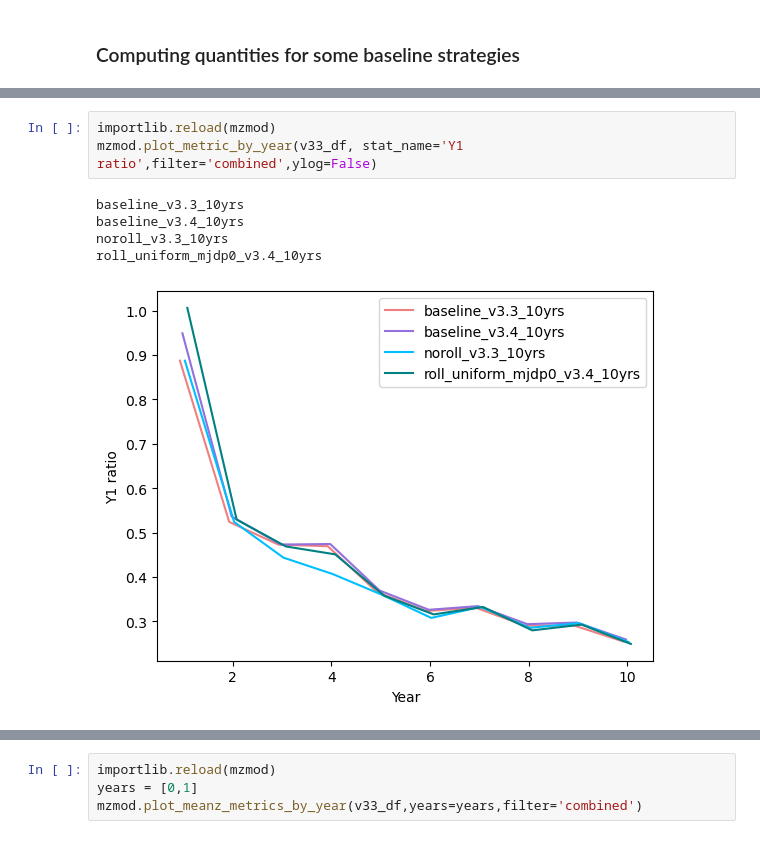
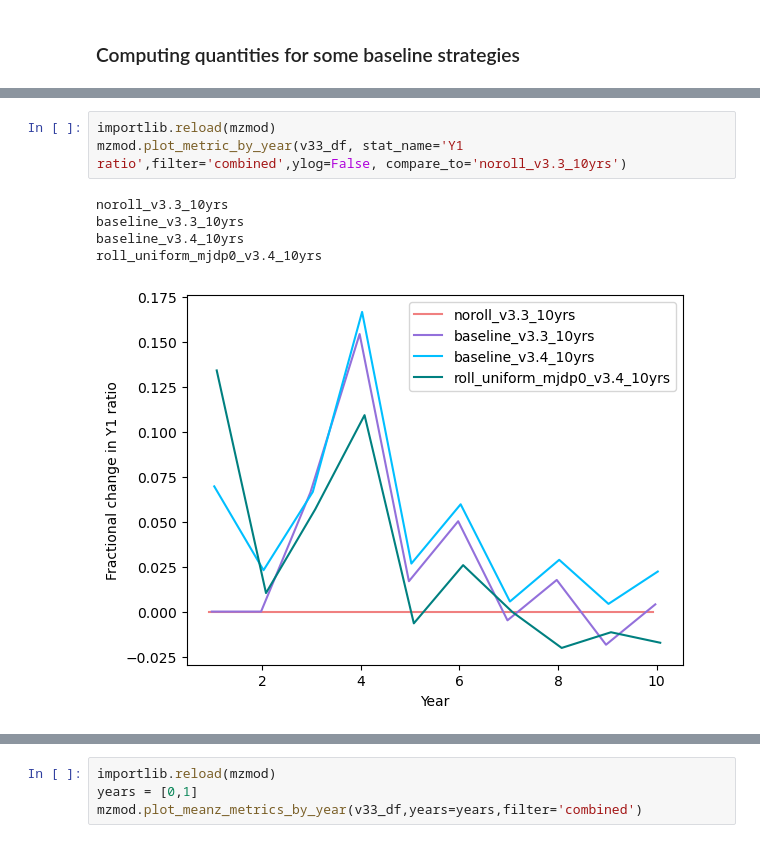
Before and after one commit to LSSTDESC/ObsStrat, a Jupyter notebook: code/meanz_uniformity/iband_to_meanz_jq.ipynb, the cells around one changed output, grey strips where cells are left out. Saved outputs shown, nothing was run; the diff lists cells and outputs as text.

Commit message:
updates to plotting

```diff
--- a/code/meanz_uniformity/iband_to_meanz_jq.ipynb
+++ b/code/meanz_uniformity/iband_to_meanz_jq.ipynb
@@ -107,10 +91,10 @@ roll_uniform_mjdp0_v3.4_10yrs
 # %%
 importlib.reload(mzmod)
-mzmod.plot_metric_by_year(v33_df, stat_name='Y1 ratio',filter='combined',ylog=False)
+mzmod.plot_metric_by_year(v33_df, stat_name='Y1 ratio',filter='combined',ylog=False, compare_to='noroll_v3.3_10yrs')
 # %% [output]
+noroll_v3.3_10yrs
 baseline_v3.3_10yrs
 baseline_v3.4_10yrs
-noroll_v3.3_10yrs
 roll_uniform_mjdp0_v3.4_10yrs
-[figure, old version]
+[figure, new version]
 # %%
```
Also changed, not shown: parts of 4 cells of this notebook, 1 other file.
